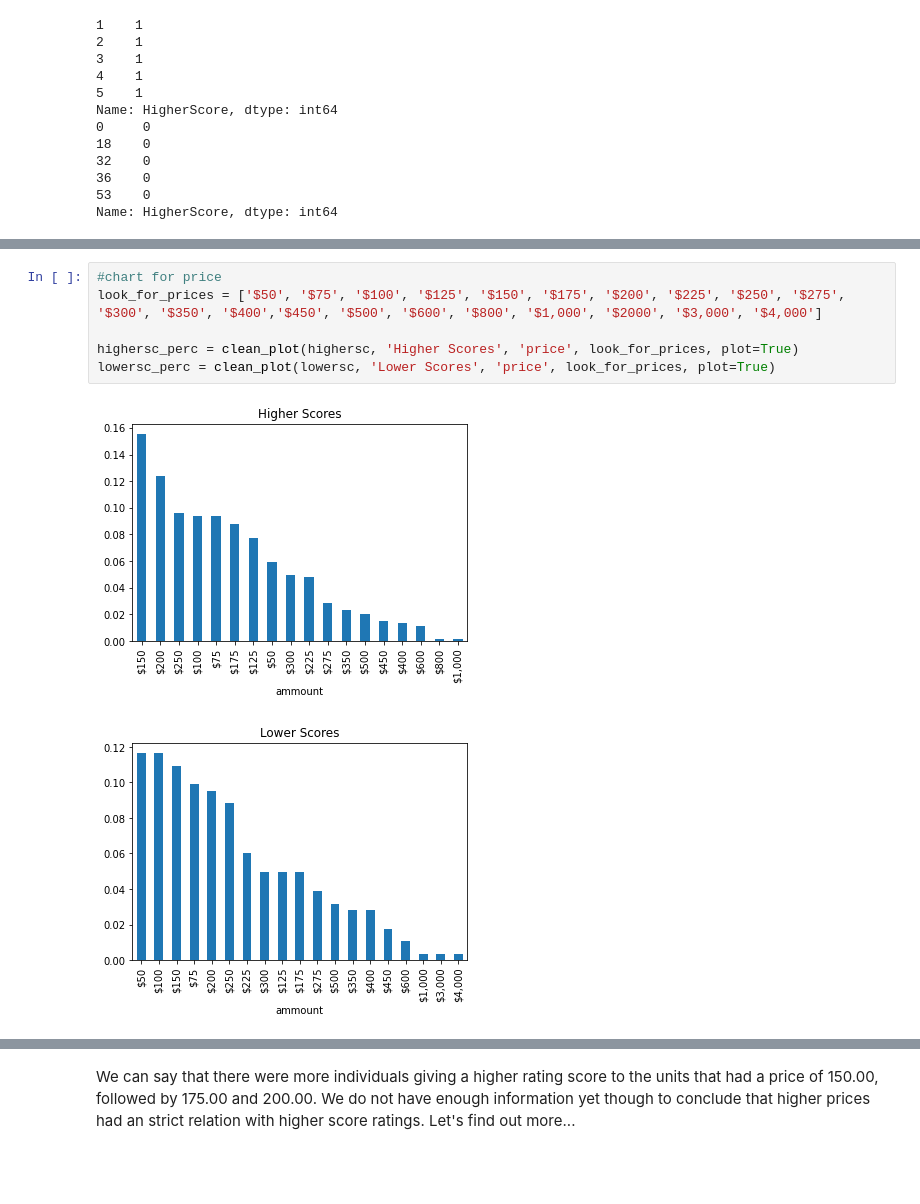
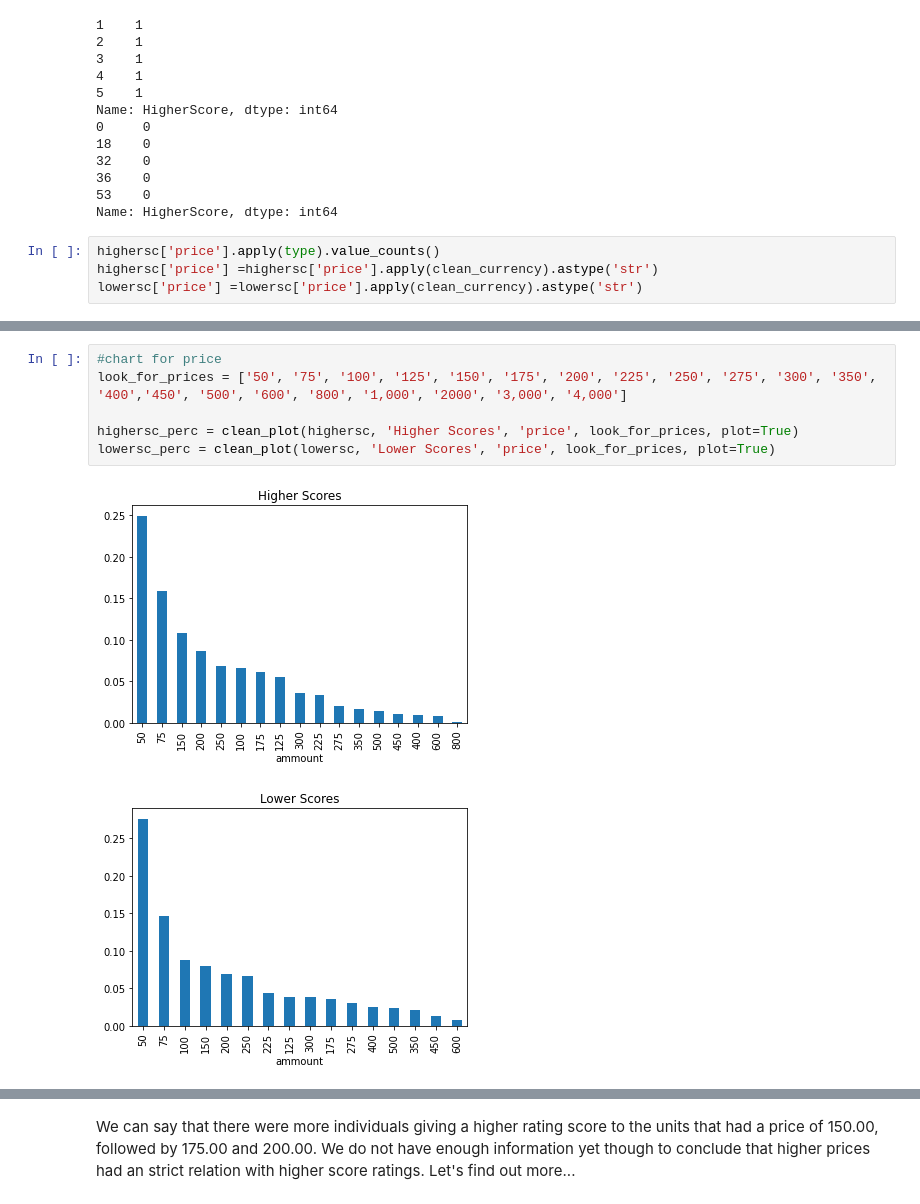
Before and after one commit to gichelli/airbnb-data-science, a Jupyter notebook: p1/prepare_data.ipynb, the cells around one changed output, grey strips where cells are left out. Drawn from its saved outputs; the diff is of its cells as text; blank space fills up the shorter version.

```diff
--- a/p1/prepare_data.ipynb
+++ b/p1/prepare_data.ipynb
@@ -431,3 +443,7 @@ Name: HigherScore, dtype: int64
 36    0
 53    0
 Name: HigherScore, dtype: int64
+# %%
+highersc['price'].apply(type).value_counts()
+highersc['price'] =highersc['price'].apply(clean_currency).astype('str')
+lowersc['price'] =lowersc['price'].apply(clean_currency).astype('str')
@@ -434,12 +461,12 @@ Name: HigherScore, dtype: int64
 # %%
 #chart for price
-look_for_prices = ['$50', '$75', '$100', '$125', '$150', '$175', '$200', '$225', '$250', '$275', '$300', '$350', '$400','$450', '$500', '$600', '$800', '$1,000', '$2000', '$3,000', '$4,000']
+look_for_prices = ['50', '75', '100', '125', '150', '175', '200', '225', '250', '275', '300', '350', '400','450', '500', '600', '800', '1,000', '2000', '3,000', '4,000']
 
 highersc_perc = clean_plot(highersc, 'Higher Scores', 'price', look_for_prices, plot=True)
 lowersc_perc = clean_plot(lowersc, 'Lower Scores', 'price', look_for_prices, plot=True)
 # %% [output]
-[figure, old version]
+[figure, new version]
-[figure, old version]
+[figure, new version]
 # %%
 comp_df = pd.merge(highersc_perc, lowersc_perc, left_index=True, right_index=True)
 comp_df.columns = ['highsc%', 'lowersc%']
```
Also changed, not shown: parts of 85 cells of this notebook.
